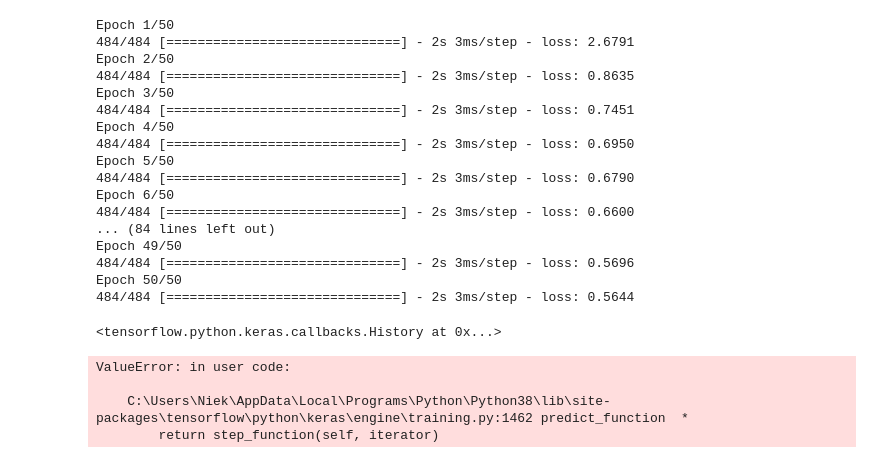
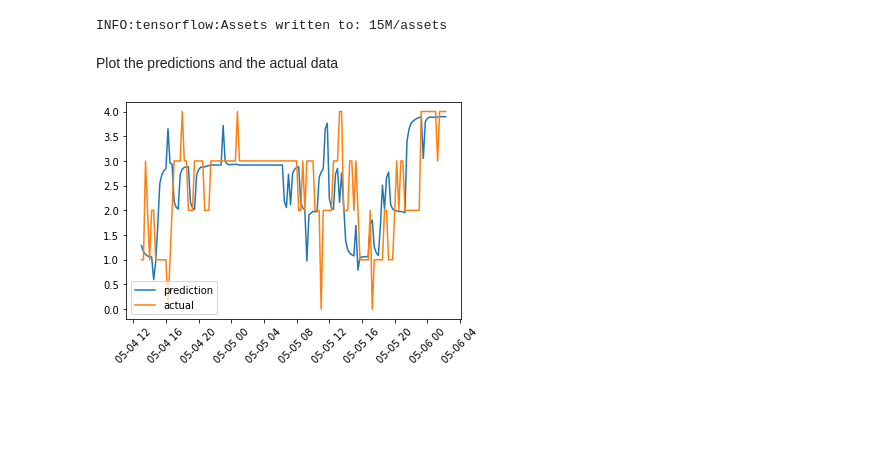
Before and after one commit to Niekvandam/OpenRemote-Series, a Jupyter notebook: duovariate_lstm_15_min.ipynb, the cells around one changed output. Cells and saved outputs as stored; diff of their text form; code cells hidden in the pictures; blank space fills up the shorter version.

```diff
--- a/duovariate_lstm_15_min.ipynb
+++ b/duovariate_lstm_15_min.ipynb
@@ -24,7 +41,7 @@ plt.show()
 # %%
 
 df["timestamp"] = df.index
-df["value"] = df["value"].replace(np.nan, 0)
+df["value"] = df["value"].fillna(0)
 
 parking_data = df["value"].values
 parking_data = parking_data.reshape((-1,1))
@@ -103,57 +98,23 @@ Epoch 50/50
-# %%
-model = Sequential()
-
-model.add(LSTM(25,
-        activation='relu',
-        input_shape=(look_back,1),
-        return_sequences=True)
-)
-model.add(LSTM(10,
-        activation='relu',
-        input_shape=(look_back,1))
-)
-
-model.add(Dense(1))
-
-model.compile(optimizer='rmsprop', loss='mse')
-
-num_epochs = 50
-
-model.fit_generator(train_generator, epochs=num_epochs, verbose=1)
-# %% [output]
-Epoch 1/50
-484/484 [==============================] - 2s 3ms/step - loss: 2.6791
-Epoch 2/50
-484/484 [==============================] - 2s 3ms/step - loss: 0.8635
-Epoch 3/50
-484/484 [==============================] - 2s 3ms/step - loss: 0.7451
-Epoch 4/50
-484/484 [==============================] - 2s 3ms/step - loss: 0.6950
-Epoch 5/50
-484/484 [==============================] - 2s 3ms/step - loss: 0.6790
-Epoch 6/50
-484/484 [==============================] - 2s 3ms/step - loss: 0.6600
-... (84 lines left out)
-Epoch 49/50
-484/484 [==============================] - 2s 3ms/step - loss: 0.5696
-Epoch 50/50
-484/484 [==============================] - 2s 3ms/step - loss: 0.5644
-<tensorflow.python.keras.callbacks.History at 0x...>
+# %%
+model.save("15M")
+# %% [output]
+INFO:tensorflow:Assets written to: 15M/assets
+# %% [markdown]
+Plot the predictions and the actual data
 # %%
-prediction = model_adam.predict([6,5,4,3,4,3,3,3,3,3,2,1,1,2,3])
-prediction_a = model.predict(test_generator)
+start_index = 400
+end_index = 550
 
+prediction = model.predict(test_generator)
+
+parking_train = parking_train.reshape((-1))
 parking_test = parking_test.reshape((-1))
 prediction = prediction.reshape((-1))
 
-plt.plot(date_test[:200], prediction[8:208], label='prediction rmspop')
-# plt.plot(date_test[:150], prediction_a[:150], label='prediction adam')
-plt.plot(date_test[:200], parking_test[:200], label='actual')
+plt.plot(date_test[start_index:end_index], prediction[start_index:end_index], label='prediction')
+plt.plot(date_test[start_index:end_index], parking_test[start_index:end_index], label='actual')
 plt.xticks(rotation=45)
-plt.legend()
+plt.legend(loc='best')
 plt.show()
 # %% [output]
-ValueError: in user code:
-
-    C:\Users\Niek\AppData\Local\Programs\Python\Python38\lib\site-packages\tensorflow\python\keras\engine\training.py:1462 predict_function  *
-        return step_function(self, iterator)
+[figure, added]
```
Also changed, not shown: parts of 8 cells of this notebook, 14 other files.
